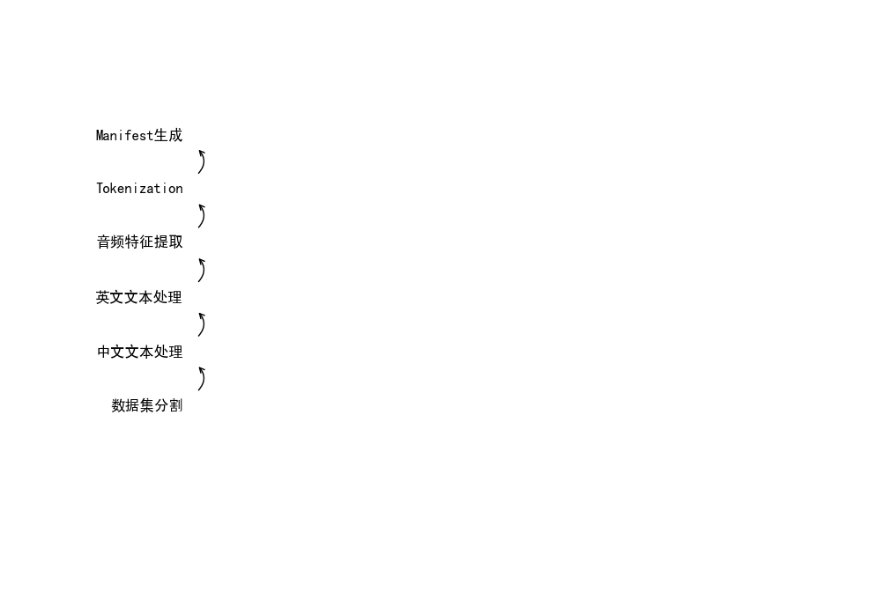
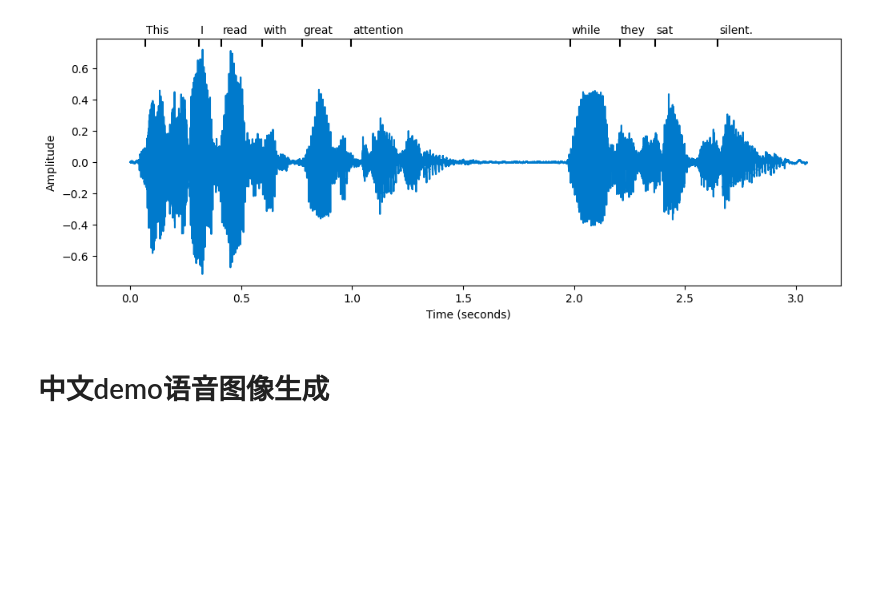
Before and after one commit to ceastld/valle-root, a Jupyter notebook: docs/demos.ipynb, the cells around one changed output. Drawn from its saved outputs; the diff is of its cells as text; code cells hidden in the pictures; blank space fills up the shorter version.

```diff
--- a/docs/demos.ipynb
+++ b/docs/demos.ipynb
@@ -1,22 +0,0 @@
-# %%
-import subprocess
-import os
-import shutil
-
-audio_file = 'audios/aishell2/IT0016W0441.wav'
-
-def asr(audio_file,lan=''):
-    """语音识别
-
-    Args:
-        audio_file (str): 音频文件
-        lan (str, optional): 识别语言. Defaults to 'en'.
-    """
-
-file_name = os.path.basename(audio_file)
-file_name_no_ext = os.path.splitext(file_name)[0]
-output_dir = f'whisper_out/{file_name_no_ext}'
-subprocess.run(['mkdir','-p',output_dir])
-wav_file = f'{output_dir}/{file_name}'
-shutil.copyfile(audio_file,wav_file)
-subprocess.run(['whisperx',os.path.abspath(wav_file)])
@@ -100,37 +89,16 @@ plt_wav_with_words('whisper_out/IT0016W0441/IT0016W0441.wav')
-# %%
-import matplotlib.pyplot as plt
-
-# 创建主图
-fig, ax = plt.subplots(figsize=(10, 8))
-
-# 设置边框样式
-ax.spines['top'].set_visible(False)
-ax.spines['bottom'].set_visible(False)
-ax.spines['left'].set_visible(False)
-ax.spines['right'].set_visible(False)
-
-# 添加步骤标签
-steps = ['Manifest生成', 'Tokenization', '音频特征提取', '英文文本处理', '中文文本处理', '数据集分割']
-step_y = 0.8
-for step in steps:
-    ax.text(0.2, step_y, step, ha='right', va='center', fontsize=12)
-    step_y -= 0.1
-
-# 添加箭头连接
-arrow_start = 0.775
-arrow_end = 0.725
-for i in range(len(steps)-1):
-    ax.annotate('', xy=(0.22, arrow_start), xytext=(0.22, arrow_end),
-                arrowprops=dict(arrowstyle='->', connectionstyle='arc3,rad=.5'))
-    arrow_start -= 0.1
-    arrow_end -= 0.1
-
-# 调整坐标轴和标签
-ax.set_xlim(0, 1)
-ax.set_ylim(0, 1)
-ax.set_axis_off()
-
-# 显示图形
-plt.show()
-# %% [output]
-[figure, removed]
+# %%
+import matplotlib.pyplot as plt
+# 恢复默认字体（使用"DejaVu Sans"）
+plt.rcParams['font.family'] = 'sans-serif'
+plt.rcParams['font.sans-serif'] = ['DejaVu Sans']
+
+audio_file = "whisper_out/8455_210777_000067_000000/8455_210777_000067_000000.wav"
+# audio_file = 'whisper_out/anger_libritts1/anger_libritts1.wav'
+# audio_file = 'whisper_out/neutral_libritts1/neutral_libritts1.wav'
+
+res = asr(audio_file, strict=False)
+plt_wav_with_words(*res)
+# %% [output]
+[figure, added]
+# %% [markdown]
+# 中文demo语音图像生成
```
Also changed, not shown: parts of 10 cells of this notebook, 9 other files.
